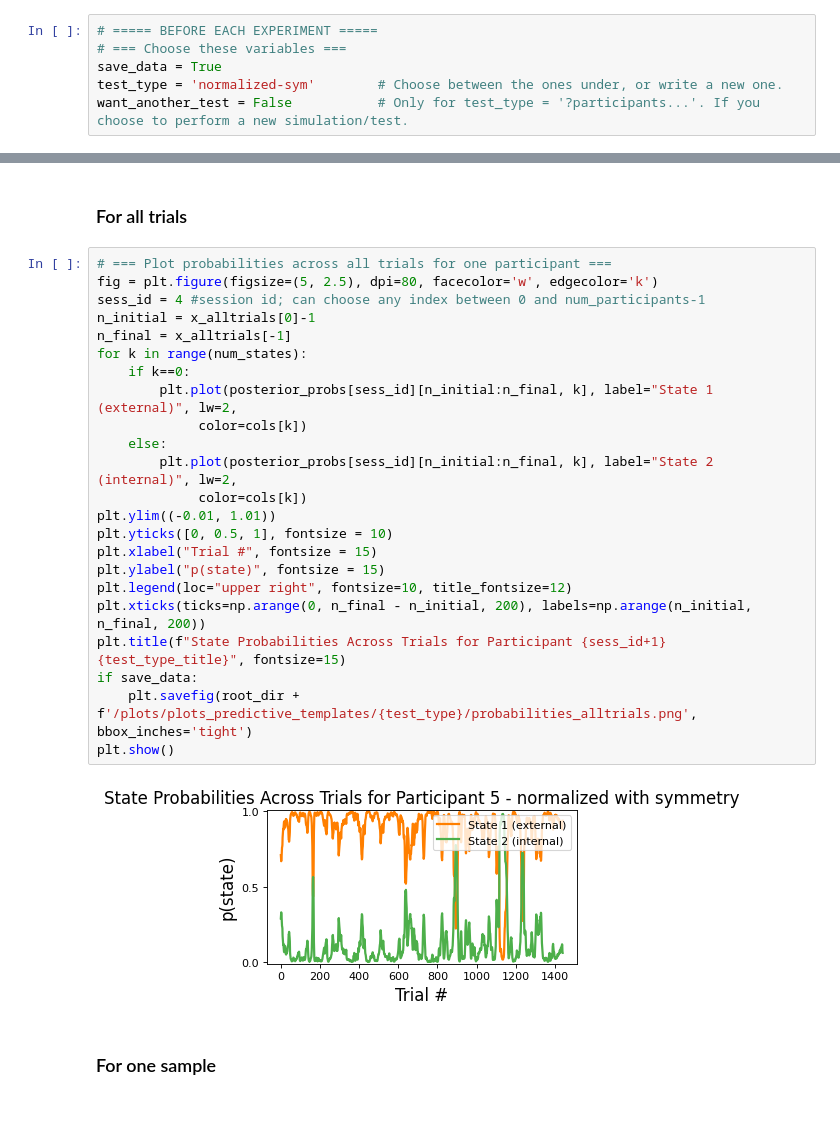
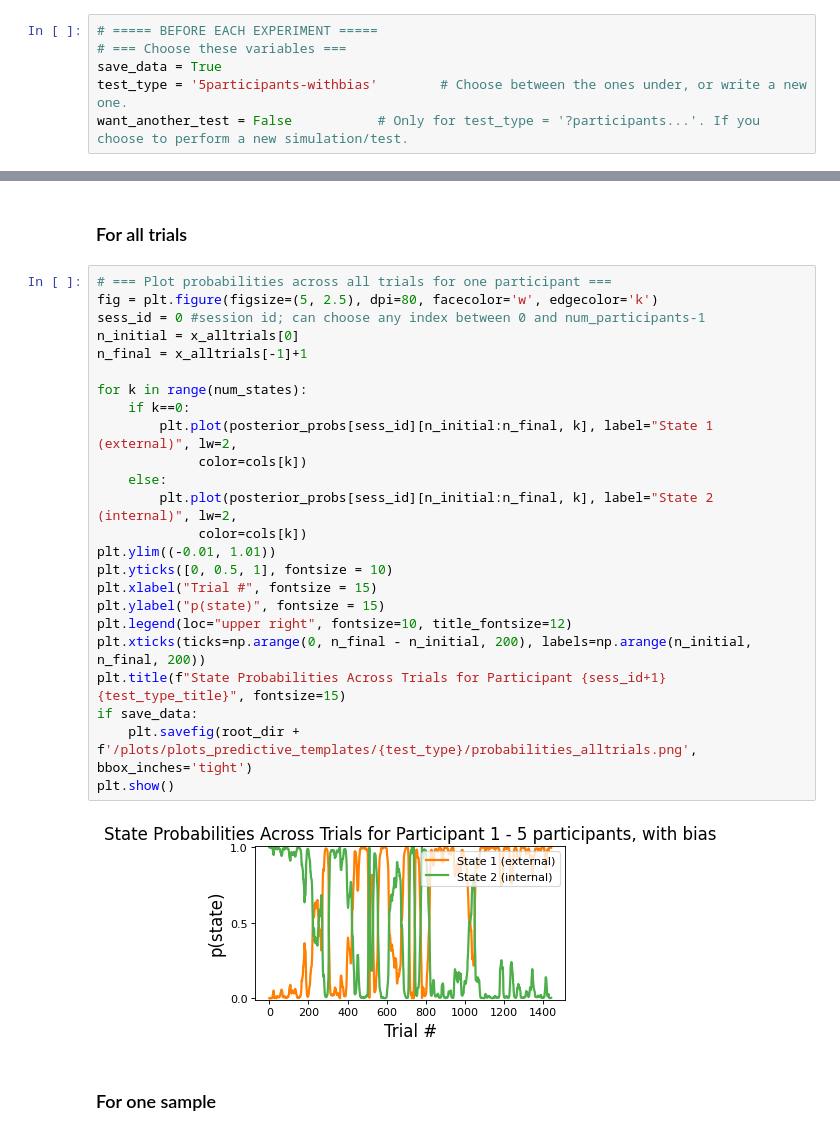
Before and after one commit to cocoltre/Visual-Perception, a Jupyter notebook: GLM_HMM_predictive_templates.ipynb, the cells around one changed output, grey strips where cells are left out. Drawn from its saved outputs; the diff is of its cells as text.

```diff
--- a/GLM_HMM_predictive_templates.ipynb
+++ b/GLM_HMM_predictive_templates.ipynb
@@ -15,7 +15,7 @@ npr.seed(0)
 # ===== BEFORE EACH EXPERIMENT =====
 # === Choose these variables ===
 save_data = True
-test_type = 'normalized-sym'        # Choose between the ones under, or write a new one.
+test_type = '5participants-withbias'        # Choose between the ones under, or write a new one.
 want_another_test = False           # Only for test_type = '?participants...'. If you choose to perform a new simulation/test.
 # %%
 # === Set up of variables specific to the experiment ===
@@ -883,28 +887,29 @@ posterior_probs = [glmhmm.expected_states(data=data, input=inpt)[0]
 # %%
 # === Plot probabilities across all trials for one participant ===
 fig = plt.figure(figsize=(5, 2.5), dpi=80, facecolor='w', edgecolor='k')
-sess_id = 4 #session id; can choose any index between 0 and num_participants-1
-n_initial = x_alltrials[0]-1
-n_final = x_alltrials[-1]
+sess_id = 0 #session id; can choose any index between 0 and num_participants-1
+n_initial = x_alltrials[0]
+n_final = x_alltrials[-1]+1
+
 for k in range(num_states):
     if k==0:
         plt.plot(posterior_probs[sess_id][n_initial:n_final, k], label="State 1 (external)", lw=2,
              color=cols[k])
     else:
         plt.plot(posterior_probs[sess_id][n_initial:n_final, k], label="State 2 (internal)", lw=2,
              color=cols[k])
 plt.ylim((-0.01, 1.01))
 plt.yticks([0, 0.5, 1], fontsize = 10)
 plt.xlabel("Trial #", fontsize = 15)
 plt.ylabel("p(state)", fontsize = 15)
 plt.legend(loc="upper right", fontsize=10, title_fontsize=12)
 plt.xticks(ticks=np.arange(0, n_final - n_initial, 200), labels=np.arange(n_initial, n_final, 200))
 plt.title(f"State Probabilities Across Trials for Participant {sess_id+1}{test_type_title}", fontsize=15)
 if save_data:
     plt.savefig(root_dir + f'/plots/plots_predictive_templates/{test_type}/probabilities_alltrials.png', bbox_inches='tight')
 plt.show()
 # %% [output]
-[figure, old version]
+[figure, new version]
 # %% [markdown]
 ### For one sample
 # %%
```
Also changed, not shown: parts of 26 cells of this notebook, 26 other files.
